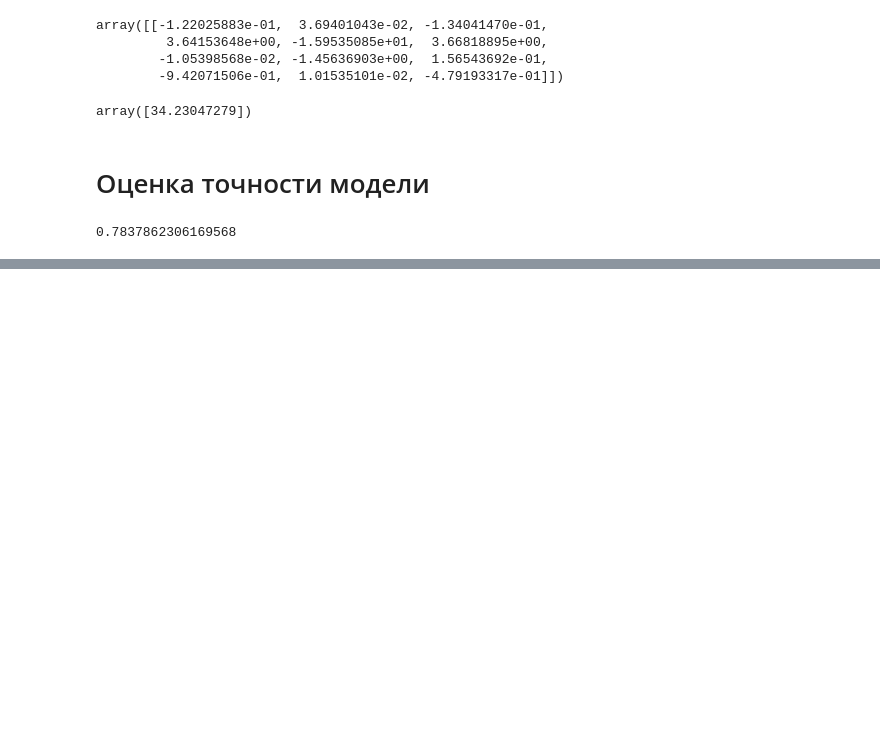
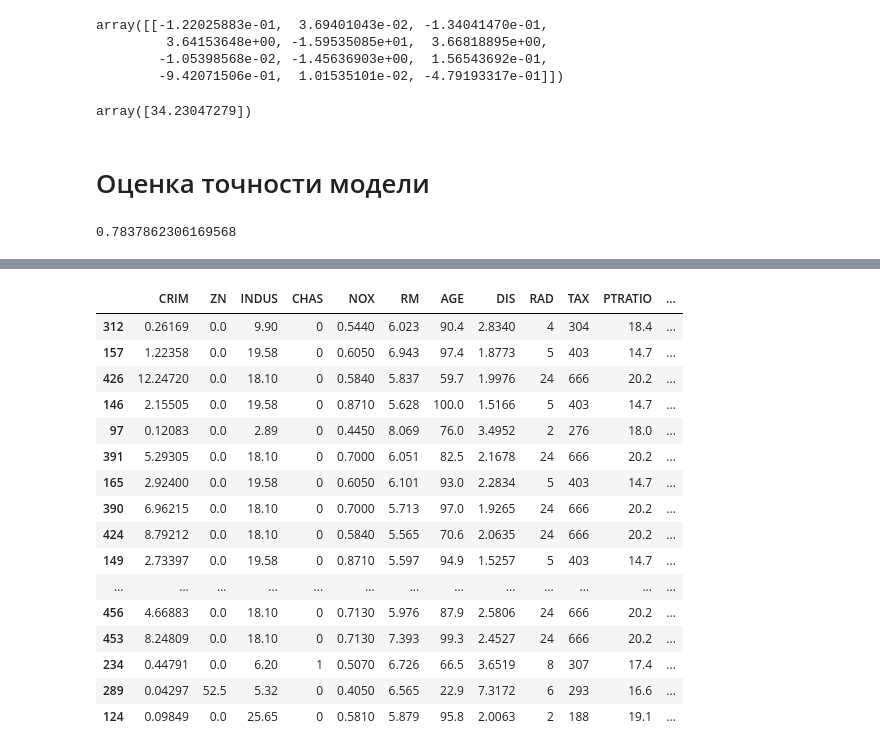
Before and after one commit to Timax/netology_feature_engineering, a Jupyter notebook: hw_2.ipynb, the cells around one changed output, grey strips where cells are left out. Drawn from its saved outputs; the diff is of its cells as text; code cells hidden in the pictures; blank space fills up the shorter version.

```diff
--- a/hw_2.ipynb
+++ b/hw_2.ipynb
@@ -187,0 +238,26 @@ model.score(X1_test, y1_test)
+# %%
+# Посмотрим на эти аномалии
+tax_n_rad = data[data['TAX'] > 600]
+
+# Таких значений - 127
+# tax_n_rad.groupby(['TAX', 'RAD']).count()
+
+data.sample(50)
+# %% [output]
+|  | CRIM | ZN | INDUS | CHAS | NOX | RM | AGE | DIS | RAD | TAX | PTRATIO | ... |
+| 312 | 0.26169 | 0.0 | 9.90 | 0 | 0.5440 | 6.023 | 90.4 | 2.8340 | 4 | 304 | 18.4 | ... |
+| 157 | 1.22358 | 0.0 | 19.58 | 0 | 0.6050 | 6.943 | 97.4 | 1.8773 | 5 | 403 | 14.7 | ... |
+| 426 | 12.24720 | 0.0 | 18.10 | 0 | 0.5840 | 5.837 | 59.7 | 1.9976 | 24 | 666 | 20.2 | ... |
+| 146 | 2.15505 | 0.0 | 19.58 | 0 | 0.8710 | 5.628 | 100.0 | 1.5166 | 5 | 403 | 14.7 | ... |
+| 97 | 0.12083 | 0.0 | 2.89 | 0 | 0.4450 | 8.069 | 76.0 | 3.4952 | 2 | 276 | 18.0 | ... |
+| 391 | 5.29305 | 0.0 | 18.10 | 0 | 0.7000 | 6.051 | 82.5 | 2.1678 | 24 | 666 | 20.2 | ... |
+| 165 | 2.92400 | 0.0 | 19.58 | 0 | 0.6050 | 6.101 | 93.0 | 2.2834 | 5 | 403 | 14.7 | ... |
+| 390 | 6.96215 | 0.0 | 18.10 | 0 | 0.7000 | 5.713 | 97.0 | 1.9265 | 24 | 666 | 20.2 | ... |
+| 424 | 8.79212 | 0.0 | 18.10 | 0 | 0.5840 | 5.565 | 70.6 | 2.0635 | 24 | 666 | 20.2 | ... |
+| 149 | 2.73397 | 0.0 | 19.58 | 0 | 0.8710 | 5.597 | 94.9 | 1.5257 | 5 | 403 | 14.7 | ... |
+| ... | ... | ... | ... | ... | ... | ... | ... | ... | ... | ... | ... | ... |
+| 456 | 4.66883 | 0.0 | 18.10 | 0 | 0.7130 | 5.976 | 87.9 | 2.5806 | 24 | 666 | 20.2 | ... |
+| 453 | 8.24809 | 0.0 | 18.10 | 0 | 0.7130 | 7.393 | 99.3 | 2.4527 | 24 | 666 | 20.2 | ... |
+| 234 | 0.44791 | 0.0 | 6.20 | 1 | 0.5070 | 6.726 | 66.5 | 3.6519 | 8 | 307 | 17.4 | ... |
+| 289 | 0.04297 | 52.5 | 5.32 | 0 | 0.4050 | 6.565 | 22.9 | 7.3172 | 6 | 293 | 16.6 | ... |
+| 124 | 0.09849 | 0.0 | 25.65 | 0 | 0.5810 | 5.879 | 95.8 | 2.0063 | 2 | 188 | 19.1 | ... |
```
Also changed, not shown: parts of 17 cells of this notebook.
